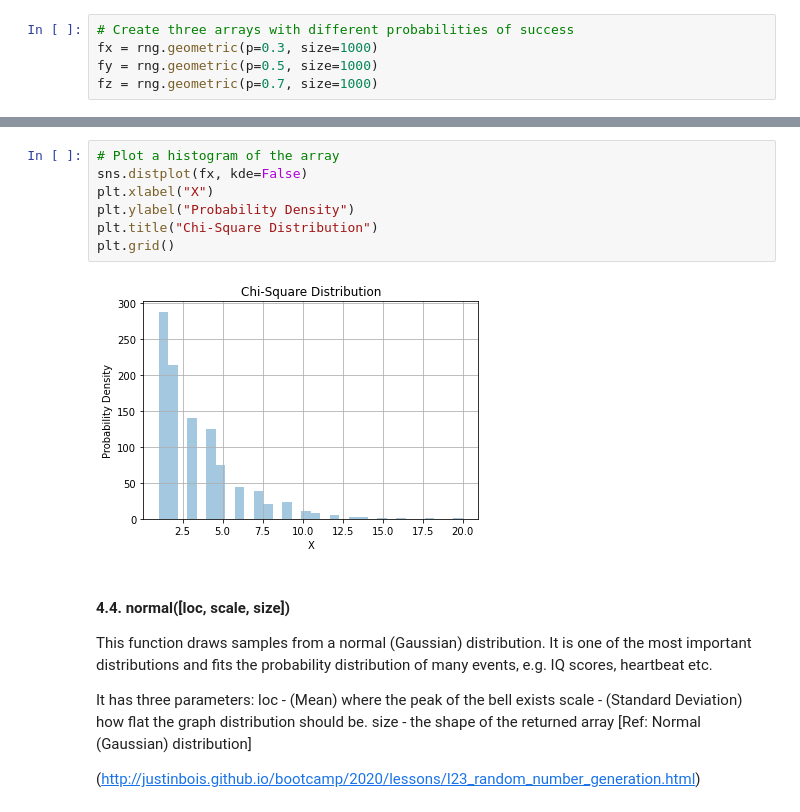
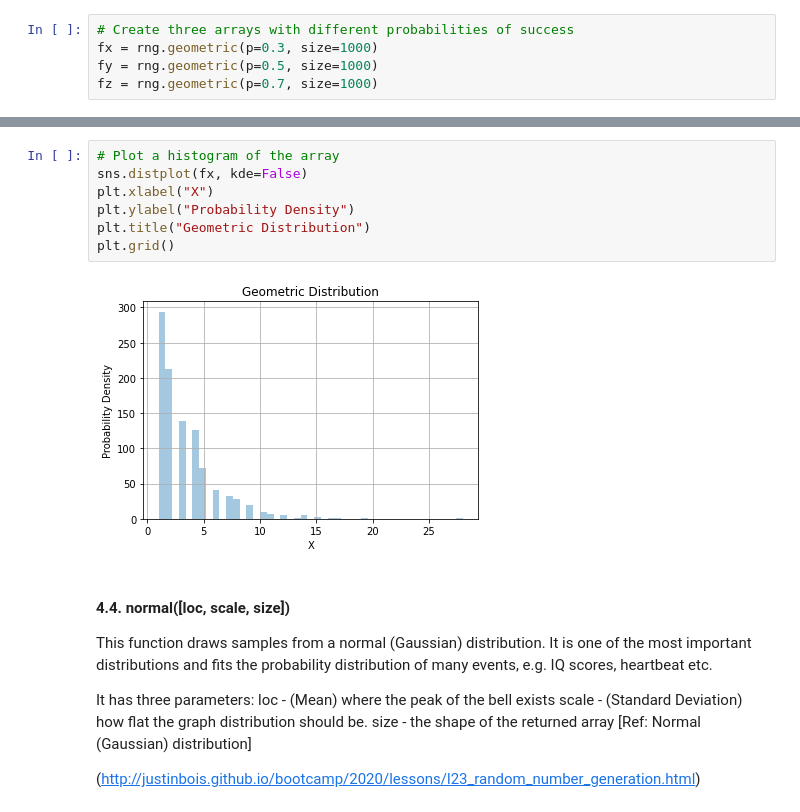
Before and after one commit to GaryLocke91/52465_programming_assignment, a Jupyter notebook: 52465_programming_assignment.ipynb, the cells around one changed output, grey strips where cells are left out. Saved outputs shown, nothing was run; the diff lists cells and outputs as text.

```diff
--- a/52465_programming_assignment.ipynb
+++ b/52465_programming_assignment.ipynb
@@ -552,12 +569,12 @@ plt.grid()
 # %%
 # Plot a histogram of the array
 sns.distplot(fx, kde=False)
 plt.xlabel("X")
 plt.ylabel("Probability Density")
-plt.title("Chi-Square Distribution")
+plt.title("Geometric Distribution")
 plt.grid()
 # %% [output]
-[figure, old version]
+[figure, new version]
 # %% [markdown]
 #### 4.4. normal([loc, scale, size])
 
```
Also changed, not shown: parts of 36 cells of this notebook.
